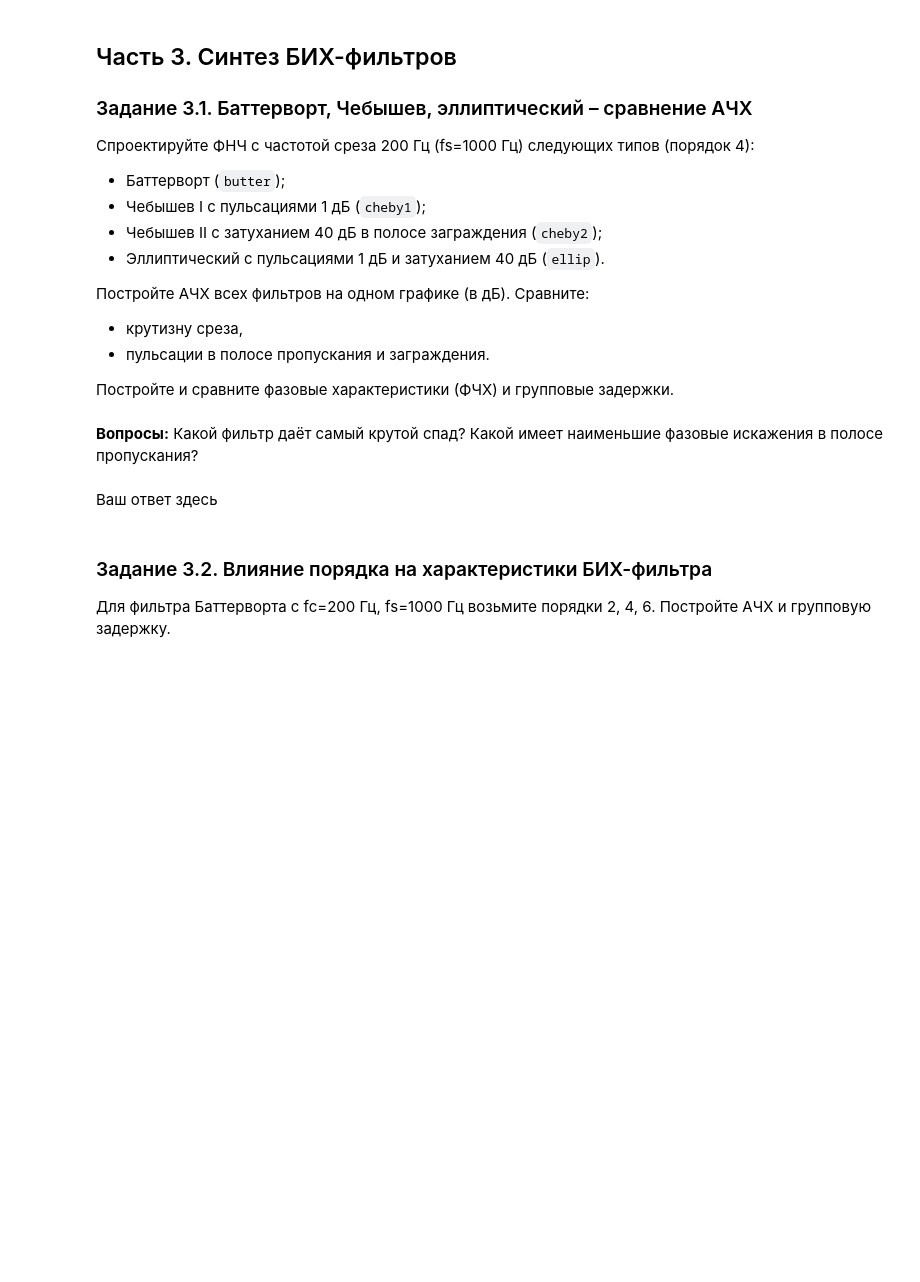
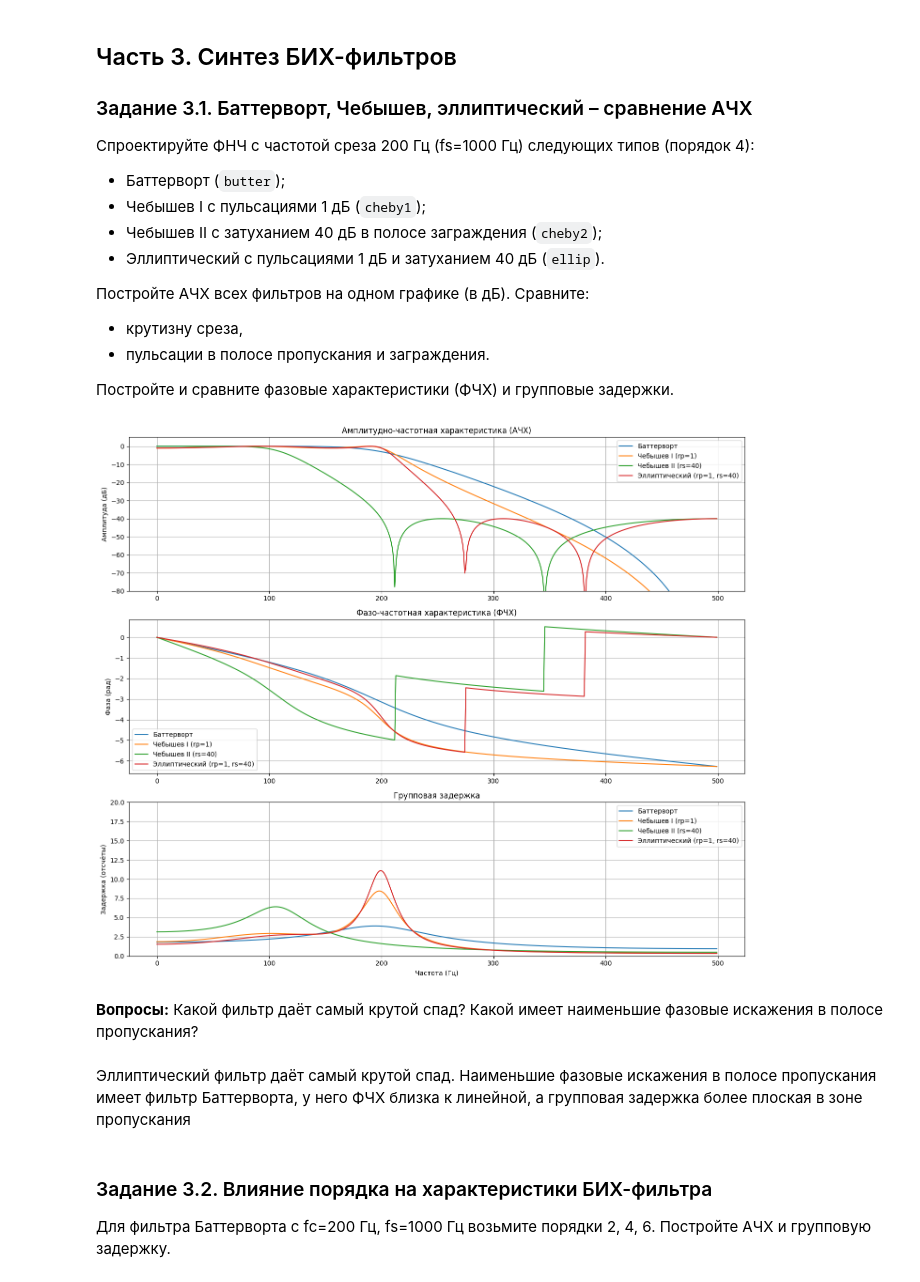
Before and after one commit to ilya-agafonov/dsp-seminars, a Jupyter notebook: seminars/6_Agafonov.ipynb, the cells around one changed output. Cells and saved outputs as stored; diff of their text form; code cells hidden in the pictures; blank space fills up the shorter version.

```diff
--- a/seminars/6_Agafonov.ipynb
+++ b/seminars/6_Agafonov.ipynb
@@ -334,7 +332,59 @@ plt.show()
+# %%
+fs = 1000
+fc = 200
+N = 4
+
+b_butt, a_butt = signal.butter(N, fc, btype='low', fs=fs)
+b_cheb1, a_cheb1 = signal.cheby1(N, 1, fc, btype='low', fs=fs)
+b_cheb2, a_cheb2 = signal.cheby2(N, 40, fc, btype='low', fs=fs)
+b_ellip, a_ellip = signal.ellip(N, 1, 40, fc, btype='low', fs=fs)
+
+filters = {
+    'Баттерворт': (b_butt, a_butt),
+    'Чебышев I (rp=1)': (b_cheb1, a_cheb1),
+    'Чебышев II (rs=40)': (b_cheb2, a_cheb2),
+    'Эллиптический (rp=1, rs=40)': (b_ellip, a_ellip)
+}
+
+plt.figure(figsize=(14, 12))
+plt.subplot(3, 1, 1)
+for name, (b, a) in filters.items():
+    w, h = signal.freqz(b, a, fs=fs)
+    plt.plot(w, 20 * np.log10(np.abs(h) + 1e-12), label=name)
+plt.title('Амплитудно-частотная характеристика (АЧХ)')
+plt.ylabel('Амплитуда (дБ)')
+plt.grid(True)
+plt.legend()
+plt.ylim(-80, 5)
+
+plt.subplot(3, 1, 2)
+for name, (b, a) in filters.items():
+    w, h = signal.freqz(b, a, fs=fs)
+    plt.plot(w, np.unwrap(np.angle(h)), label=name)
+plt.title('Фазо-частотная характеристика (ФЧХ)')
+plt.ylabel('Фаза (рад)')
+plt.grid(True)
+plt.legend()
+
+plt.subplot(3, 1, 3)
+for name, (b, a) in filters.items():
+    w, gd = signal.group_delay((b, a), fs=fs)
+    plt.plot(w, gd, label=name)
+plt.title('Групповая задержка')
+plt.xlabel('Частота (Гц)')
+plt.ylabel('Задержка (отсчёты)')
+plt.grid(True)
+plt.legend()
+plt.ylim(0, 20)
+
+plt.tight_layout()
+plt.show()
+# %% [output]
+[figure, added]
 # %% [markdown]
 **Вопросы:** Какой фильтр даёт самый крутой спад? Какой имеет наименьшие фазовые искажения в полосе пропускания?
-# %% [markdown]
-Ваш ответ здесь
+# %% [markdown]
+Эллиптический фильтр даёт самый крутой спад. Наименьшие фазовые искажения в полосе пропускания имеет фильтр Баттерворта, у него ФЧХ близка к линейной, а групповая задержка более плоская в зоне пропускания
 # %% [markdown]
 ### Задание 3.2. Влияние порядка на характеристики БИХ-фильтра
 Для фильтра Баттерворта с fc=200 Гц, fs=1000 Гц возьмите порядки 2, 4, 6. Постройте АЧХ и групповую задержку.
```
Also changed, not shown: parts of 21 cells of this notebook.
